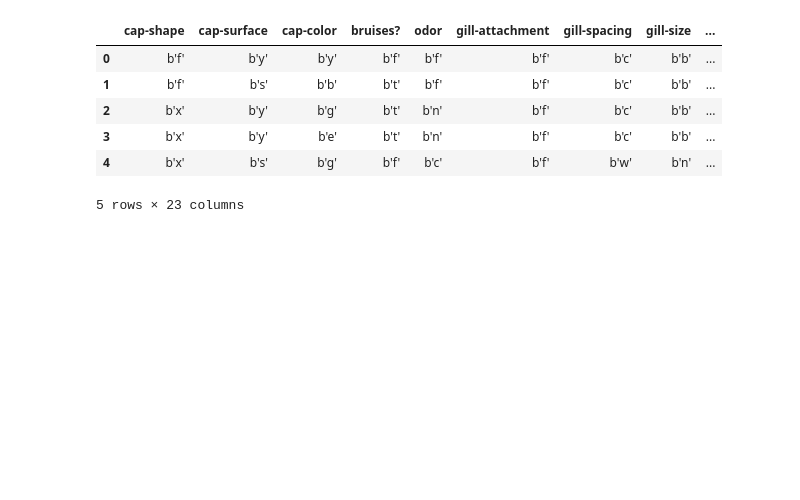
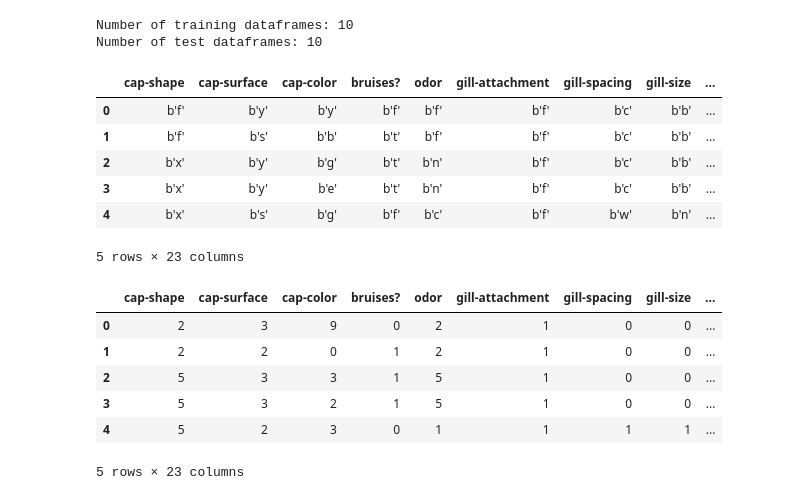
Before and after one commit to ZachParent/mai-intro-to-machine-learning, a Jupyter notebook: work2/mushroom.ipynb, the cells around one changed output. Cells and saved outputs as stored; diff of their text form; code cells hidden in the pictures; blank space fills up the shorter version.

```diff
--- a/work2/mushroom.ipynb
+++ b/work2/mushroom.ipynb
@@ -3,13 +13,33 @@ from tools.preprocess import load_datasets, preprocess_mushrooms_datasets
 # %%
-train_dfs = load_datasets('datasetsCBR/mushroom/mushroom.fold.*.train.arff')
-test_dfs = load_datasets('datasetsCBR/mushroom/mushroom.fold.*.test.arff')
+train_dfs = load_datasets("datasetsCBR/mushroom/mushroom.fold.*.train.arff")
+test_dfs = load_datasets("datasetsCBR/mushroom/mushroom.fold.*.test.arff")
 
+print(f"\nNumber of training dataframes: {len(train_dfs)}")
+print(f"Number of test dataframes: {len(test_dfs)}")
+print()
 train_dfs[0].head()
 # %% [output]
+Number of training dataframes: 10
+Number of test dataframes: 10
 |  | cap-shape | cap-surface | cap-color | bruises? | odor | gill-attachment | gill-spacing | gill-size | ... |
 | 0 | b'f' | b'y' | b'y' | b'f' | b'f' | b'f' | b'c' | b'b' | ... |
 | 1 | b'f' | b's' | b'b' | b't' | b'f' | b'f' | b'c' | b'b' | ... |
 | 2 | b'x' | b'y' | b'g' | b't' | b'n' | b'f' | b'c' | b'b' | ... |
 | 3 | b'x' | b'y' | b'e' | b't' | b'n' | b'f' | b'c' | b'b' | ... |
 | 4 | b'x' | b's' | b'g' | b'f' | b'c' | b'f' | b'w' | b'n' | ... |
-5 rows × 23 columns
+5 rows × 23 columns
+# %%
+for df in train_dfs + test_dfs:
+    for col in df.columns:
+        label_encoder = LabelEncoder()
+        df[col] = label_encoder.fit_transform(df[col])
+
+train_dfs[0].head()
+# %% [output]
+|  | cap-shape | cap-surface | cap-color | bruises? | odor | gill-attachment | gill-spacing | gill-size | ... |
+| 0 | 2 | 3 | 9 | 0 | 2 | 1 | 0 | 0 | ... |
+| 1 | 2 | 2 | 0 | 1 | 2 | 1 | 0 | 0 | ... |
+| 2 | 5 | 3 | 3 | 1 | 5 | 1 | 0 | 0 | ... |
+| 3 | 5 | 3 | 2 | 1 | 5 | 1 | 0 | 0 | ... |
+| 4 | 5 | 2 | 3 | 0 | 1 | 1 | 1 | 1 | ... |
+5 rows × 23 columns
```
Also changed, not shown: parts of 6 cells of this notebook, 2 other files.
